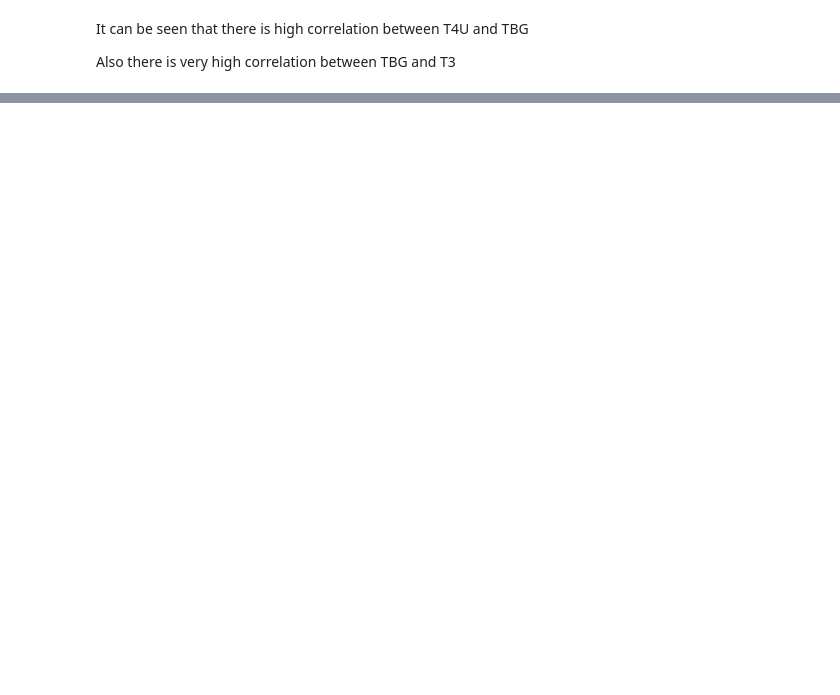
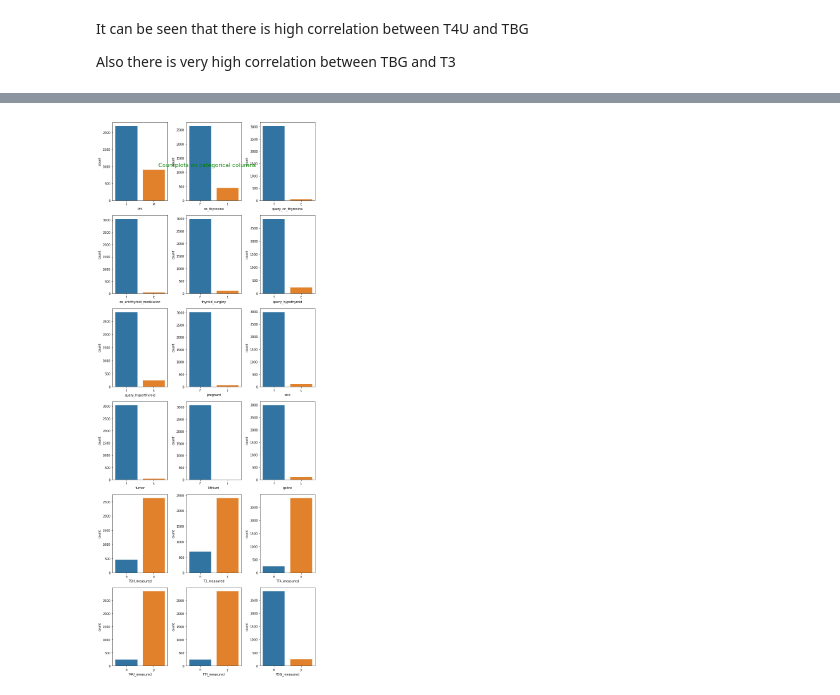
Before and after one commit to kaindoh/Hypothyroid, a Jupyter notebook: Nairobi_Hospital.ipynb, the cells around one changed output, grey strips where cells are left out. Drawn from its saved outputs; the diff is of its cells as text; code cells hidden in the pictures; blank space fills up the shorter version.

```diff
--- a/Nairobi_Hospital.ipynb
+++ b/Nairobi_Hospital.ipynb
@@ -319,3 +342,21 @@ plt.show()
+# %%
+# Visualizing categorical columns
+
+cat=['sex', 'on_thyroxine', 'query_on_thyroxine',
+       'on_antithyroid_medication', 'thyroid_surgery', 'query_hypothyroid',
+       'query_hyperthyroid', 'pregnant', 'sick', 'tumor', 'lithium', 'goitre',
+       'TSH_measured', 'T3_measured', 'TT4_measured',
+       'T4U_measured', 'FTI_measured', 'TBG_measured']
+
+fig, axes = plt.subplots(nrows=6, ncols=3, figsize=(10,25))
+plt.suptitle('Countplots on categorical columns', fontsize = 18, y = 0.92, color = 'green')
+for ax, data, column in zip(axes.flatten(), df, cat):
+    sns.countplot(df[column], ax=ax)
+
+plt.tight_layout()
+plt.show()
+# %% [output]
+[figure, added]
 # %%
 # Visualizing the target variable
 target  = df.groupby('status')['status'].count()
```
Also changed, not shown: parts of 63 cells of this notebook.
